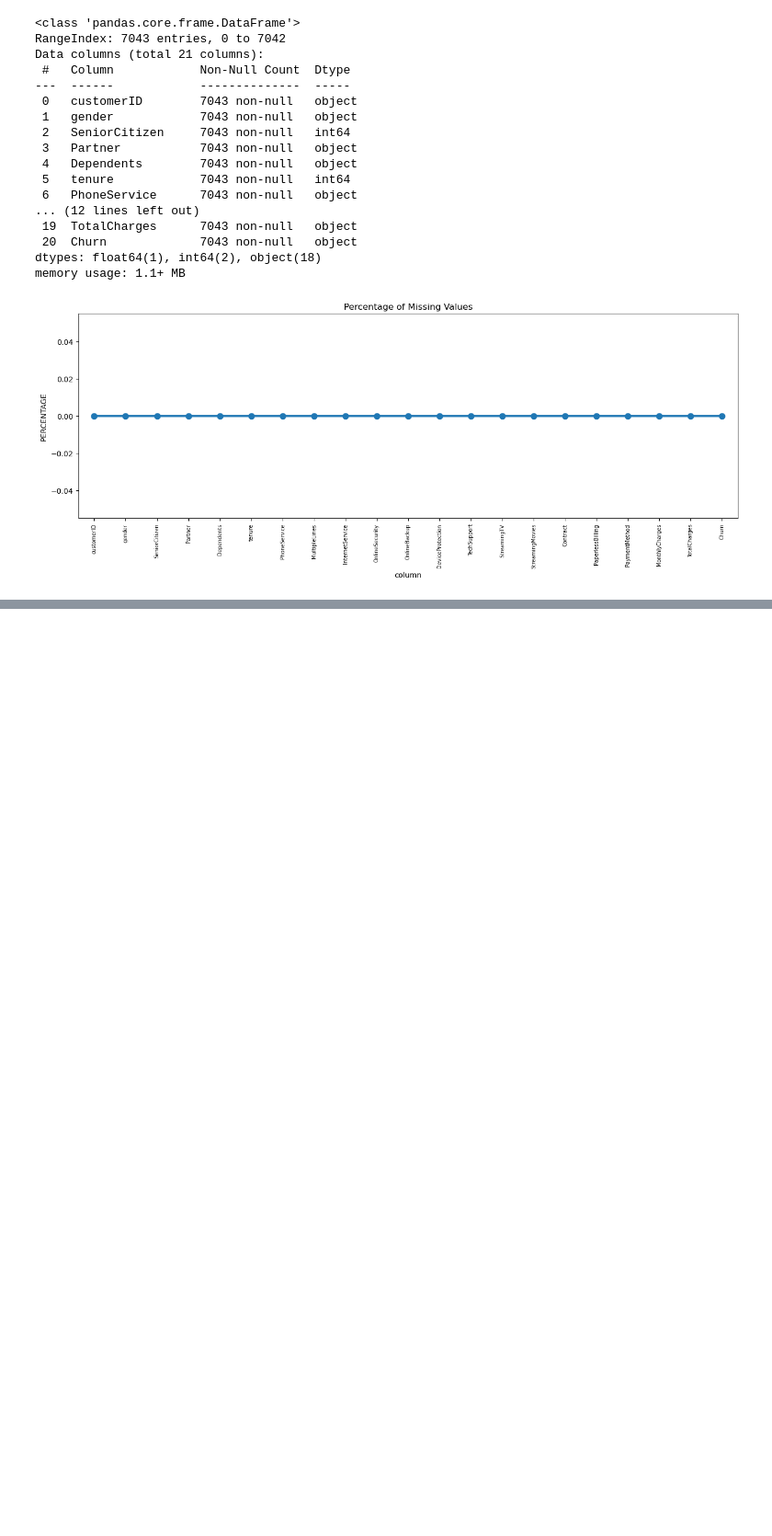
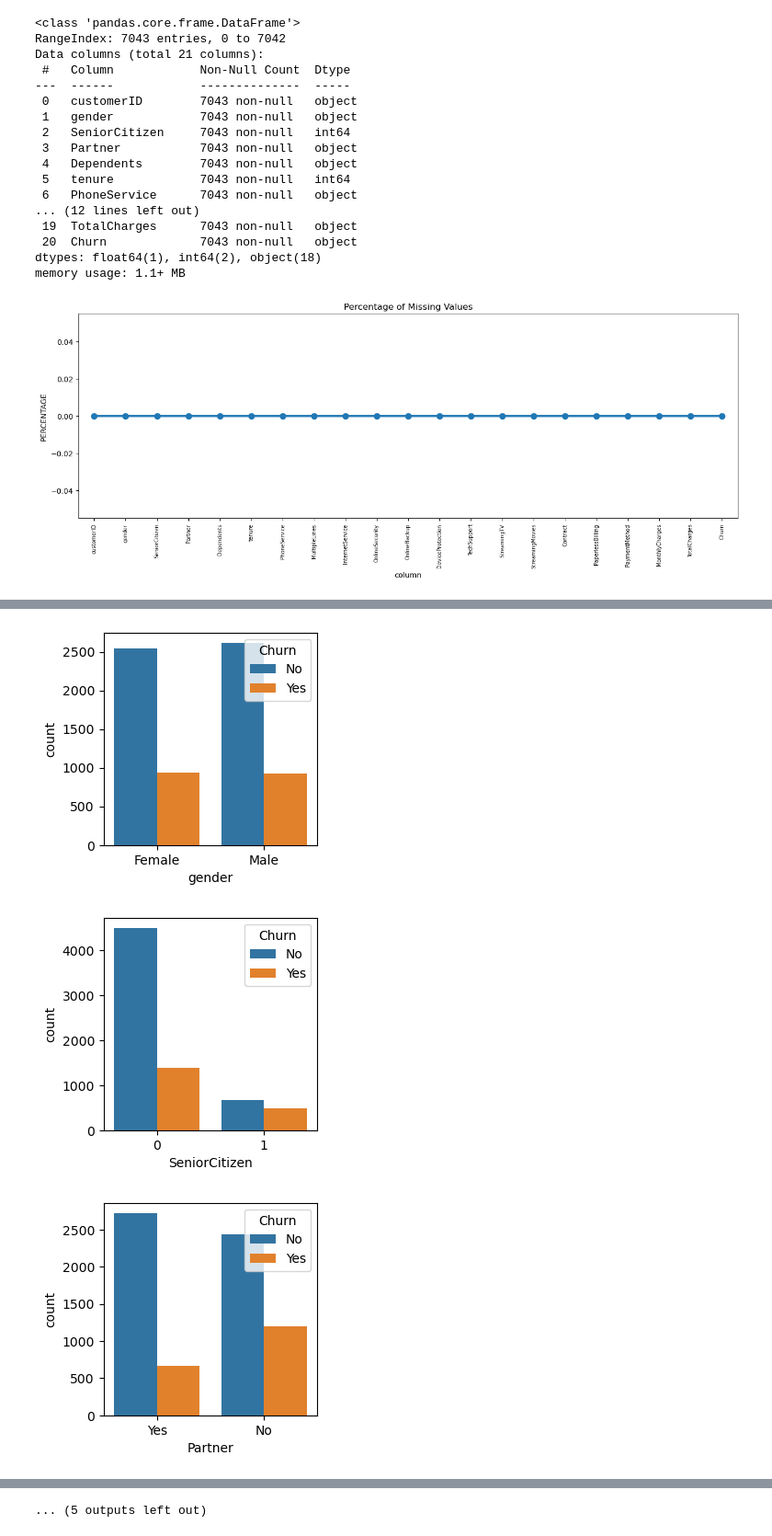
Before and after one commit to Sameen20-bot/Exploratory-Data-Analysis, a Jupyter notebook: DataAnalysis.ipynb, the cells around one changed output, grey strips where cells are left out. Shown at 92% size. Drawn from its saved outputs; the diff is of its cells as text; code cells hidden in the pictures; blank space fills up the shorter version.

```diff
--- a/DataAnalysis.ipynb
+++ b/DataAnalysis.ipynb
@@ -126,0 +131,3 @@ plt.show()
+# %%
+new_df.TotalCharges = pd.to_numeric(new_df.TotalCharges,errors='coerce')
+new_df.isnull().sum()
@@ -126,0 +152,3 @@ plt.show()
+# %%
+# since its 11 only 0.15% dropping it is the best
+new_df.dropna(how='any',inplace=True)
@@ -126,0 +163,5 @@ plt.show()
+# %%
+labels = ['1-12','13-24','25-36','37-48','49-60','61-72']
+bins = [1,12,24,36,48,60,72]
+
+new_df['tenure-bins'] = pd.cut(new_df.tenure,bins,labels=labels,include_lowest=True)
@@ -126,0 +200,2 @@ plt.show()
+# %%
+new_df.drop(columns=["tenure","customerID"],inplace=True,axis=1)
@@ -126,0 +215,8 @@ plt.show()
+# %%
+for i,predictor in enumerate(new_df.drop(columns=["Churn","TotalCharges","MonthlyCharges"])):
+    plt.figure(figsize=(3,3))
+    sns.countplot(data=new_df,x=predictor,hue="Churn")
+# %% [output]
+[figure, added]
+[figure, added]
+[figure, added]
@@ -126,0 +232 @@ plt.show()
+... (5 outputs left out)
```
Also changed, not shown: parts of 25 cells of this notebook, 1 other file.
